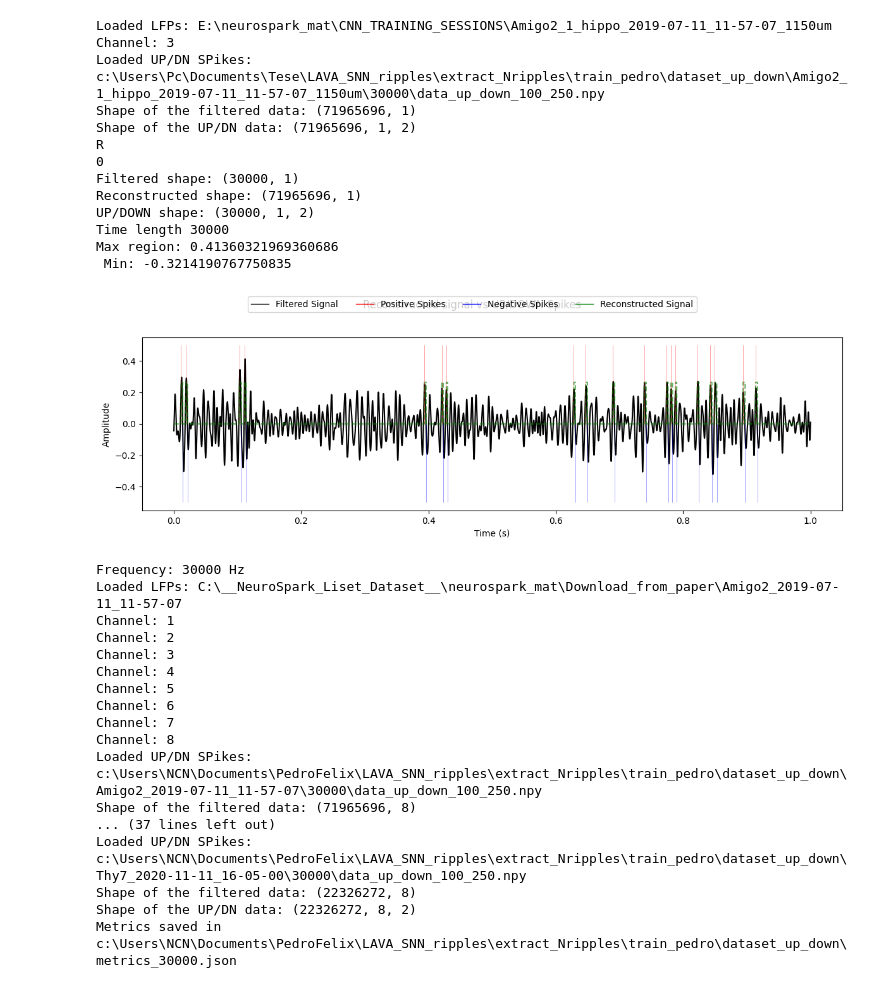
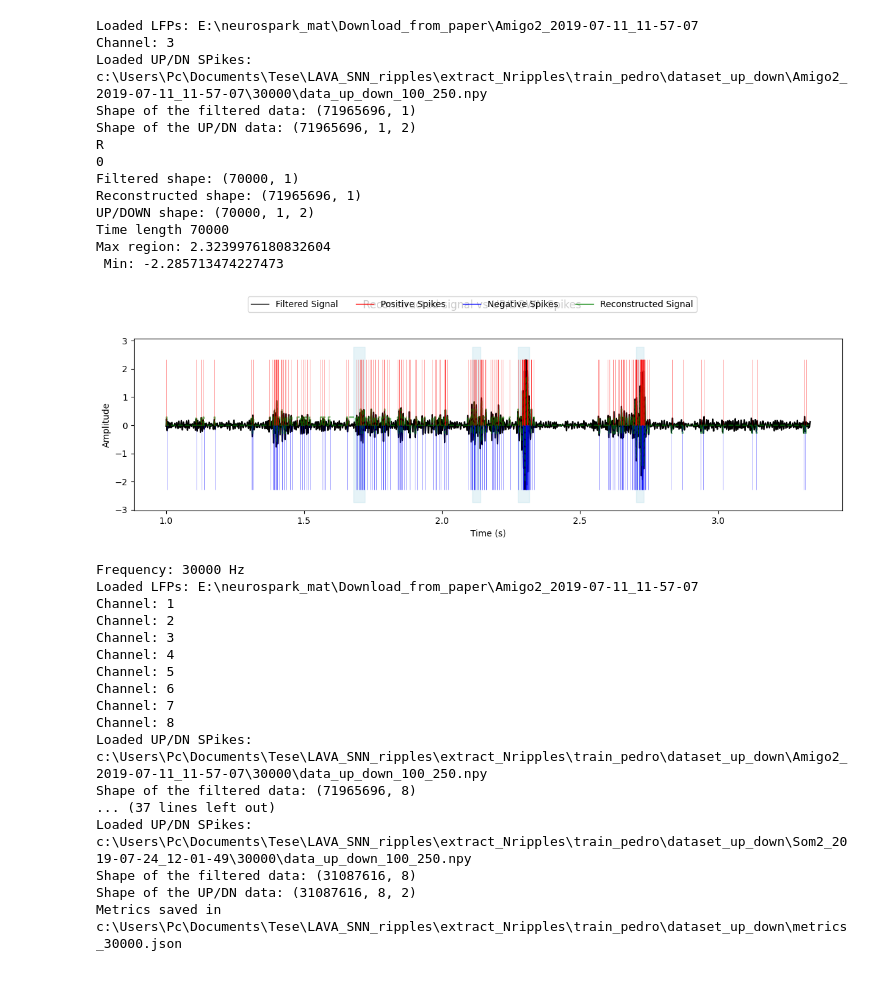
Before and after one commit to pedrofurrix/LAVA_SNN_ripples, a Jupyter notebook: extract_Nripples/evaluate_reconstruction.ipynb, the cells around one changed output. Saved outputs shown, nothing was run; the diff lists cells and outputs as text; code cells hidden in the pictures.

```diff
--- a/extract_Nripples/evaluate_reconstruction.ipynb
+++ b/extract_Nripples/evaluate_reconstruction.ipynb
@@ -6,11 +6,11 @@ import matplotlib.pyplot as plt
 # %%
 #### LAB PC
 # parent = r"C:\__NeuroSpark_Liset_Dataset__\neurospark_mat\CNN_TRAINING_SESSIONS" # Modify this to your data path folder
-parent = r"C:\__NeuroSpark_Liset_Dataset__\neurospark_mat\Download_from_paper" # Modify this to your data path folder
+# parent = r"C:\__NeuroSpark_Liset_Dataset__\neurospark_mat\Download_from_paper" # Modify this to your data path folder
 
 ### HOME PC
 # parent=r"E:\neurospark_mat\CNN_TRAINING_SESSIONS"
-
+parent=r"E:\neurospark_mat\Download_from_paper" # Modify this to your data path folder
 downsampled_fs= False
 save_dir = os.path.join(os.getcwd(),"train_pedro","dataset_up_down")
 time_max=60 # seconds
@@ -63,26 +113,26 @@ Max region: 0.27268318471215064
 # %%
-fig,axes=plot_reconstruction_whole(parent=parent,channels=[2],window=[0,30000],downsampled_fs=downsampled_fs)
+fig,axes=plot_reconstruction_whole(parent=parent,channels=[2],window=[30000,100000],downsampled_fs=downsampled_fs)
 plt.show()
 # %% [output]
-Loaded LFPs: E:\neurospark_mat\CNN_TRAINING_SESSIONS\Amigo2_1_hippo_2019-07-11_11-57-07_1150um
+Loaded LFPs: E:\neurospark_mat\Download_from_paper\Amigo2_2019-07-11_11-57-07
 Channel: 3
-Loaded UP/DN SPikes: c:\Users\Pc\Documents\Tese\LAVA_SNN_ripples\extract_Nripples\train_pedro\dataset_up_down\Amigo2_1_hippo_2019-07-11_11-57-07_1150um\30000\data_up_down_100_250.npy
+Loaded UP/DN SPikes: c:\Users\Pc\Documents\Tese\LAVA_SNN_ripples\extract_Nripples\train_pedro\dataset_up_down\Amigo2_2019-07-11_11-57-07\30000\data_up_down_100_250.npy
 Shape of the filtered data: (71965696, 1)
 Shape of the UP/DN data: (71965696, 1, 2)
 R
 0
-Filtered shape: (30000, 1)
+Filtered shape: (70000, 1)
 Reconstructed shape: (71965696, 1)
-UP/DOWN shape: (30000, 1, 2)
-Time length 30000
-Max region: 0.41360321969360686
- Min: -0.3214190767750835
+UP/DOWN shape: (70000, 1, 2)
+Time length 70000
+Max region: 2.3239976180832604
+ Min: -2.285713474227473
-[figure, old version]
+[figure, new version]
 # %%
 evaluate_encoding(parent=parent,downsampled_fs=downsampled_fs,save_dir=save_dir,bandpass=bandpass,save=save,spike_downsampled=False)
 # %% [output]
 Frequency: 30000 Hz
-Loaded LFPs: C:\__NeuroSpark_Liset_Dataset__\neurospark_mat\Download_from_paper\Amigo2_2019-07-11_11-57-07
+Loaded LFPs: E:\neurospark_mat\Download_from_paper\Amigo2_2019-07-11_11-57-07
 Channel: 1
 Channel: 2
 Channel: 3
@@ -91,10 +141,10 @@ Channel: 5
 Channel: 6
 Channel: 7
 Channel: 8
-Loaded UP/DN SPikes: c:\Users\NCN\Documents\PedroFelix\LAVA_SNN_ripples\extract_Nripples\train_pedro\dataset_up_down\Amigo2_2019-07-11_11-57-07\30000\data_up_down_100_250.npy
+Loaded UP/DN SPikes: c:\Users\Pc\Documents\Tese\LAVA_SNN_ripples\extract_Nripples\train_pedro\dataset_up_down\Amigo2_2019-07-11_11-57-07\30000\data_up_down_100_250.npy
 Shape of the filtered data: (71965696, 8)
 ... (37 lines left out)
-Loaded UP/DN SPikes: c:\Users\NCN\Documents\PedroFelix\LAVA_SNN_ripples\extract_Nripples\train_pedro\dataset_up_down\Thy7_2020-11-11_16-05-00\30000\data_up_down_100_250.npy
-Shape of the filtered data: (22326272, 8)
-Shape of the UP/DN data: (22326272, 8, 2)
-Metrics saved in c:\Users\NCN\Documents\PedroFelix\LAVA_SNN_ripples\extract_Nripples\train_pedro\dataset_up_down\metrics_30000.json
+Loaded UP/DN SPikes: c:\Users\Pc\Documents\Tese\LAVA_SNN_ripples\extract_Nripples\train_pedro\dataset_up_down\Som2_2019-07-24_12-01-49\30000\data_up_down_100_250.npy
+Shape of the filtered data: (31087616, 8)
+Shape of the UP/DN data: (31087616, 8, 2)
+Metrics saved in c:\Users\Pc\Documents\Tese\LAVA_SNN_ripples\extract_Nripples\train_pedro\dataset_up_down\metrics_30000.json
```
Also changed, not shown: parts of 3 cells of this notebook, 4 other files.
